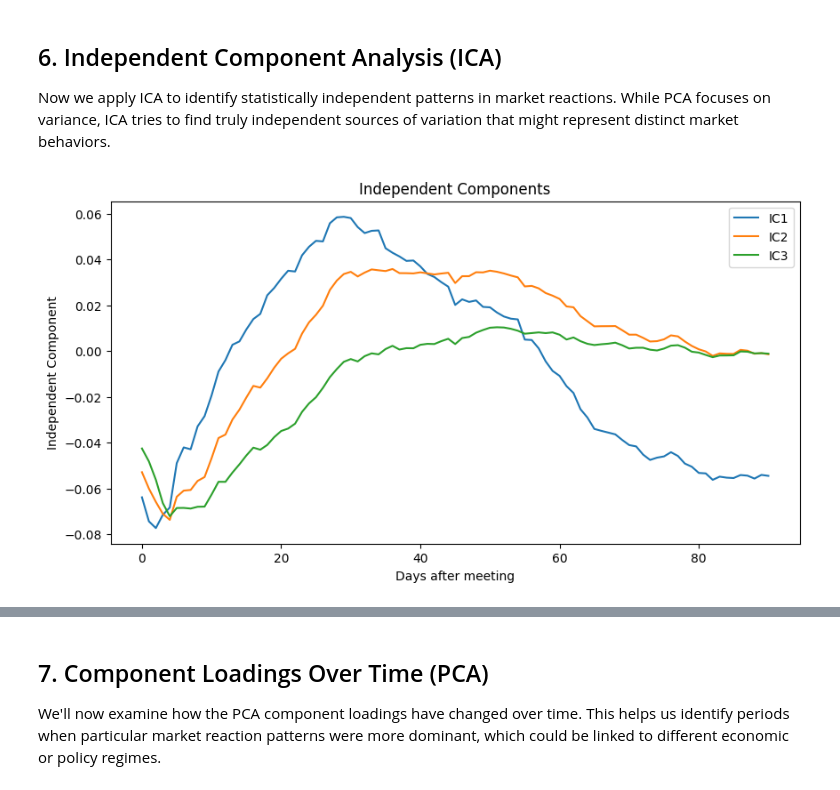
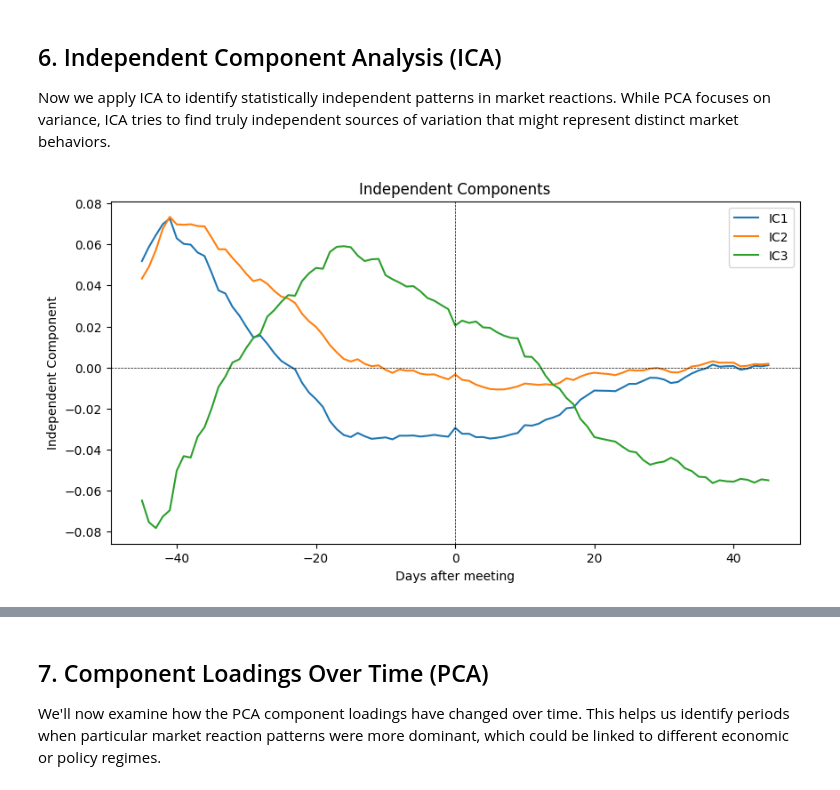
Before and after one commit to Aman-Rana-02/Event_Studies_with_Component_Analysis, a Jupyter notebook: scripts/2.0.FOMC_case_study.ipynb, the cells around one changed output, grey strips where cells are left out. Cells and saved outputs as stored; diff of their text form; code cells hidden in the pictures.

```diff
--- a/scripts/2.0.FOMC_case_study.ipynb
+++ b/scripts/2.0.FOMC_case_study.ipynb
@@ -63,7 +63,7 @@ Now we'll merge the FOMC meeting data with the S&P 500 returns, aligning each me
 featured_events = pd.merge_asof(df, spy_df, on='Date', direction='backward', suffixes=('', '_y'), allow_exact_matches=False)
 
 for t in range(start_window, return_window + 1):
-    featured_events[f'Cumulative Log Return {t}'] = (featured_events[f'Cumulative Log Return {t}'] - featured_events[f'Cumulative Log Return {t}'].expanding().mean())
+    featured_events[f'Cumulative Log Return {t}'] = (featured_events[f'Cumulative Log Return {t}'] - featured_events[f'Cumulative Log Return {t}'].expanding(min_periods=8).mean())
 
 featured_events = featured_events.dropna()
 spts = [featured_events for featured_events in featured_events.columns if 'Cumulative Log Return' in featured_events]
@@ -165,27 +187,29 @@ Now we apply ICA to identify statistically independent patterns in market reacti
 # %%
 # Do ICA on the spts
 from sklearn.decomposition import FastICA
 from sklearn.pipeline import make_pipeline
 ica = FastICA(n_components=3)
 ica_pipe = make_pipeline(StandardScaler(), ica)
 ica_pipe.fit(featured_events[spts])
 
 featured_events['IC1'] = ica_pipe.named_steps['fastica'].transform(featured_events[spts])[:, 0]
 featured_events['IC2'] = ica_pipe.named_steps['fastica'].transform(featured_events[spts])[:, 1]
 featured_events['IC3'] = ica_pipe.named_steps['fastica'].transform(featured_events[spts])[:, 2]
 
 # PLot the principal components. Subtract 45 from x-axis to center the plot around 0
 n_days = len(ica_pipe.named_steps['fastica'].components_[0])
 x_values = np.arange(n_days) - 45
 
 # plot the top 3 components
 plt.figure(figsize=(10, 5))
-plt.plot(ica_pipe.named_steps['fastica'].components_[:3].T)
+plt.plot(x_values, ica_pipe.named_steps['fastica'].components_[:5].T)
 plt.title('Independent Components')
 plt.xlabel('Days after meeting')
 plt.ylabel('Independent Component')
 plt.legend(['IC1', 'IC2', 'IC3'])
+plt.axhline(0, color='black', lw=0.5, ls='--')
+plt.axvline(0, color='black', lw=0.5, ls='--')
 plt.show()
 # %% [output]
-[figure, old version]
+[figure, new version]
 # %%
```
Also changed, not shown: parts of 9 cells of this notebook, 6 other files.
